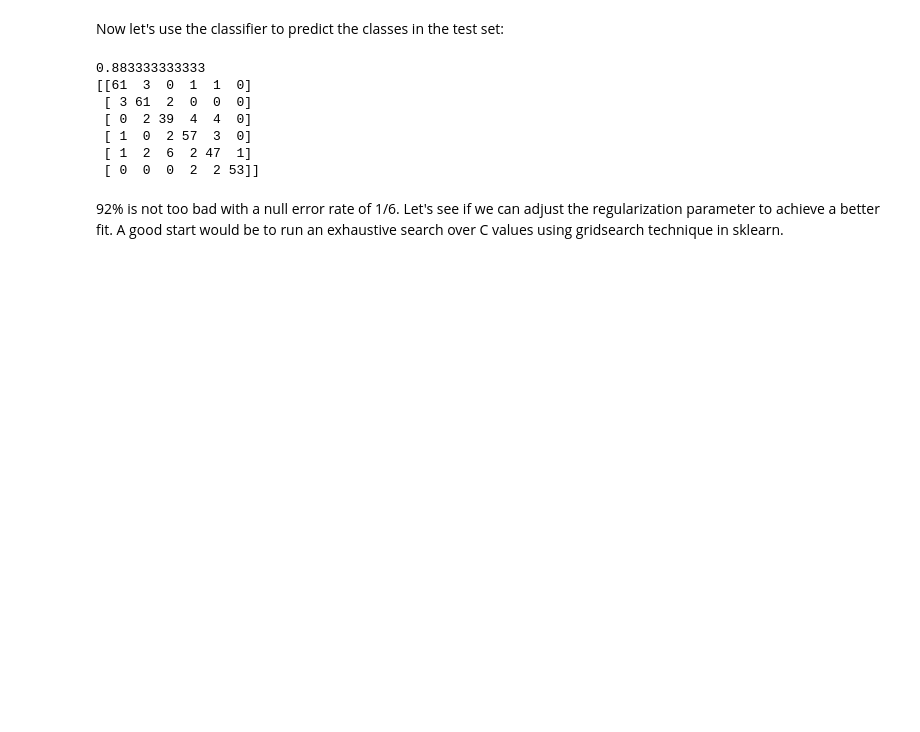
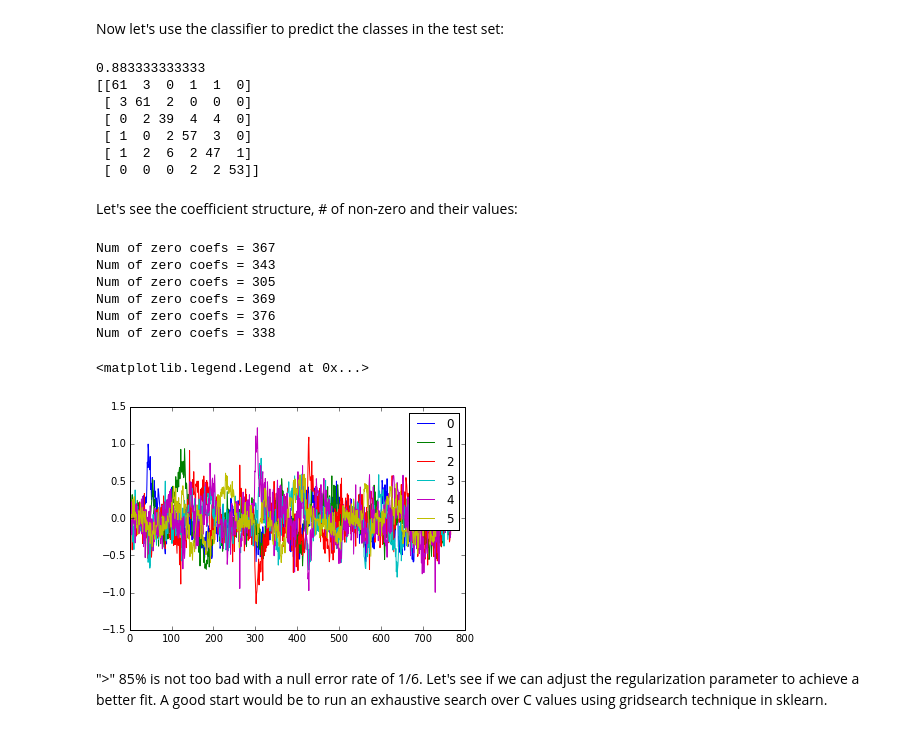
Before and after one commit to AntonBiryukovUofC/WI_modeling, a Jupyter notebook: Untitled.ipynb, the cells around one changed output. Drawn from its saved outputs; the diff is of its cells as text; code cells hidden in the pictures; blank space fills up the shorter version.

```diff
--- a/Untitled.ipynb
+++ b/Untitled.ipynb
@@ -98,5 +98,21 @@ print ScoreMetric,"\n",ConfMatrix
  [ 1  0  2 57  3  0]
  [ 1  2  6  2 47  1]
  [ 0  0  0  2  2 53]]
+# %% [markdown]
+Let's see the coefficient structure, # of non-zero and their values:
+# %%
+for i in range(EQ_default_params_fit.coef_.shape[0]):
+    plt.plot(EQ_default_params_fit.coef_[i,:])
+    #print "Num of zero coefs = %d" % (EQ_default_params_fit.coef_[i,:] == 0).sum()
+plt.legend(range(EQ_default_params_fit.coef_.shape[0]))
+# %% [output]
+Num of zero coefs = 367
+Num of zero coefs = 343
+Num of zero coefs = 305
+Num of zero coefs = 369
+Num of zero coefs = 376
+Num of zero coefs = 338
+<matplotlib.legend.Legend at 0x...>
+[figure, added]
 # %% [markdown]
-92% is not too bad with a null error rate of 1/6. Let's see if we can adjust the regularization parameter to achieve a better fit. A good start would be to run an exhaustive search over C values using gridsearch technique in sklearn.
+">" 85% is not too bad with a null error rate of 1/6. Let's see if we can adjust the regularization parameter to achieve a better fit. A good start would be to run an exhaustive search over C values using gridsearch technique in sklearn.
```
Also changed, not shown: parts of 6 cells of this notebook, 2 other files.
